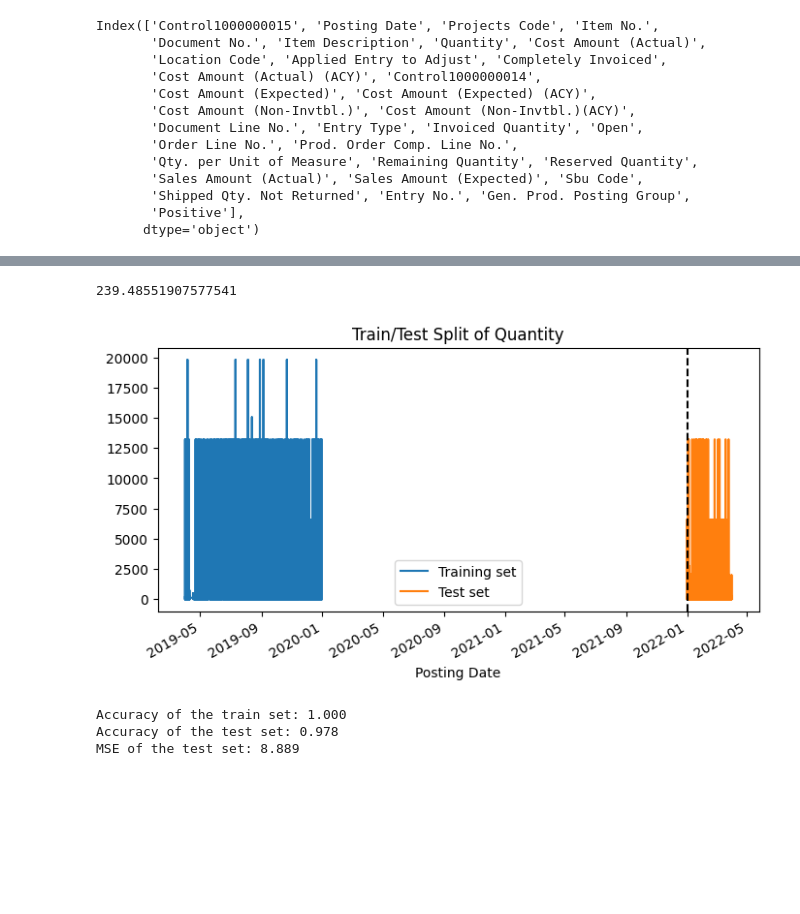
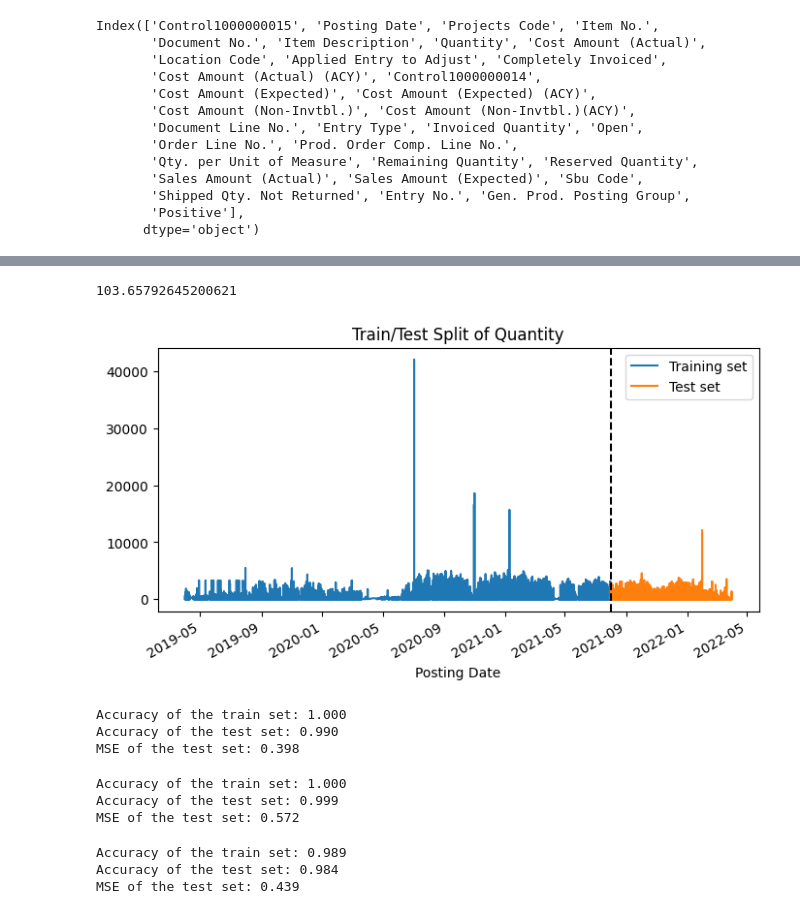
Before and after one commit to it21053528/Fiverr-Freelancing, a Jupyter notebook: anusha73k/forecast.ipynb, the cells around one changed output, grey strips where cells are left out. Drawn from its saved outputs; the diff is of its cells as text; code cells hidden in the pictures; blank space fills up the shorter version.

```diff
--- a/anusha73k/forecast.ipynb
+++ b/anusha73k/forecast.ipynb
@@ -139,6 +139,8 @@ df
 | 123060 | STOCK CONTROL ACCOUNT | 2022-03-30 | 8-01200 | 70470 | 300139 | DIESEL | -190.0 | ... |
 | 123061 | STOCK CONTROL ACCOUNT | 2022-03-30 | 8-01200 | 70470 | 300139 | DIESEL | 190.0 | ... |
 123062 rows × 33 columns
+# %%
+df = df[df['Control1000000015']=='FUEL -SITE']
 # %%
 from sklearn.preprocessing import LabelEncoder
 
@@ -199,7 +201,7 @@ df.head()
 5 rows × 32 columns
 # %%
-train = df.loc[df.index < '2020-01-01']
-test = df.loc[df.index >= '2022-01-01']
+train = df.loc[df.index < '2021-08-01']
+test = df.loc[df.index >= '2021-08-01']
 
 X_train = train.drop(columns='QuantityAbs')
 y_train = train[['QuantityAbs']]
@@ -226,22 +228,22 @@ X_test
 # %%
 y_test.mean()
 # %% [output]
-239.48551907577541
+103.65792645200621
 # %%
 import matplotlib.pyplot as plt
 
 fig,ax = plt.subplots(figsize=(8,4))
 train['QuantityAbs'].plot(ax=ax, label='Training set')
 test['QuantityAbs'].plot(ax=ax, label='Test set')
 ax.legend()
 plt.title("Train/Test Split of Quantity")
-ax.axvline('2022-01-01', color='black', ls='--')
+ax.axvline('2021-08-01', color='black', ls='--')
 plt.show()
 # %% [output]
-[figure, old version]
+[figure, new version]
 # %%
 from xgboost import XGBRegressor
-reg = XGBRegressor(n_estimators=100, learning_rate = 0.1)
+reg = XGBRegressor(n_estimators=1000, learning_rate = 0.1)
 reg.fit(X_train,y_train)
 predictions = reg.predict(X_test)
 
@@ -251,5 +253,33 @@ print("Accuracy of the test set: {:.3f}".format(reg.score(X_test,y_test)))
 print("MSE of the test set: {:.3f}".format(mean_absolute_error(y_test,predictions)))
 # %% [output]
 Accuracy of the train set: 1.000
-Accuracy of the test set: 0.978
-MSE of the test set: 8.889
+Accuracy of the test set: 0.990
+MSE of the test set: 0.398
+# %%
+from sklearn.linear_model import LinearRegression
+reg = LinearRegression()
+reg.fit(X_train,y_train)
+predictions = reg.predict(X_test)
+
+from sklearn.metrics import mean_absolute_error
+print("Accuracy of the train set: {:.3f}".format(reg.score(X_train,y_train)))
+print("Accuracy of the test set: {:.3f}".format(reg.score(X_test,y_test)))
+print("MSE of the test set: {:.3f}".format(mean_absolute_error(y_test,predictions)))
+# %% [output]
+Accuracy of the train set: 1.000
+Accuracy of the test set: 0.999
+MSE of the test set: 0.572
+# %%
+from sklearn.ensemble import RandomForestRegressor
+reg = RandomForestRegressor(n_estimators=50)
+reg.fit(X_train,y_train)
+predictions = reg.predict(X_test)
+
+from sklearn.metrics import mean_absolute_error
+print("Accuracy of the train set: {:.3f}".format(reg.score(X_train,y_train)))
+print("Accuracy of the test set: {:.3f}".format(reg.score(X_test,y_test)))
+print("MSE of the test set: {:.3f}".format(mean_absolute_error(y_test,predictions)))
+# %% [output]
+Accuracy of the train set: 0.989
+Accuracy of the test set: 0.984
+MSE of the test set: 0.439
```
Also changed, not shown: parts of 3 cells of this notebook.
